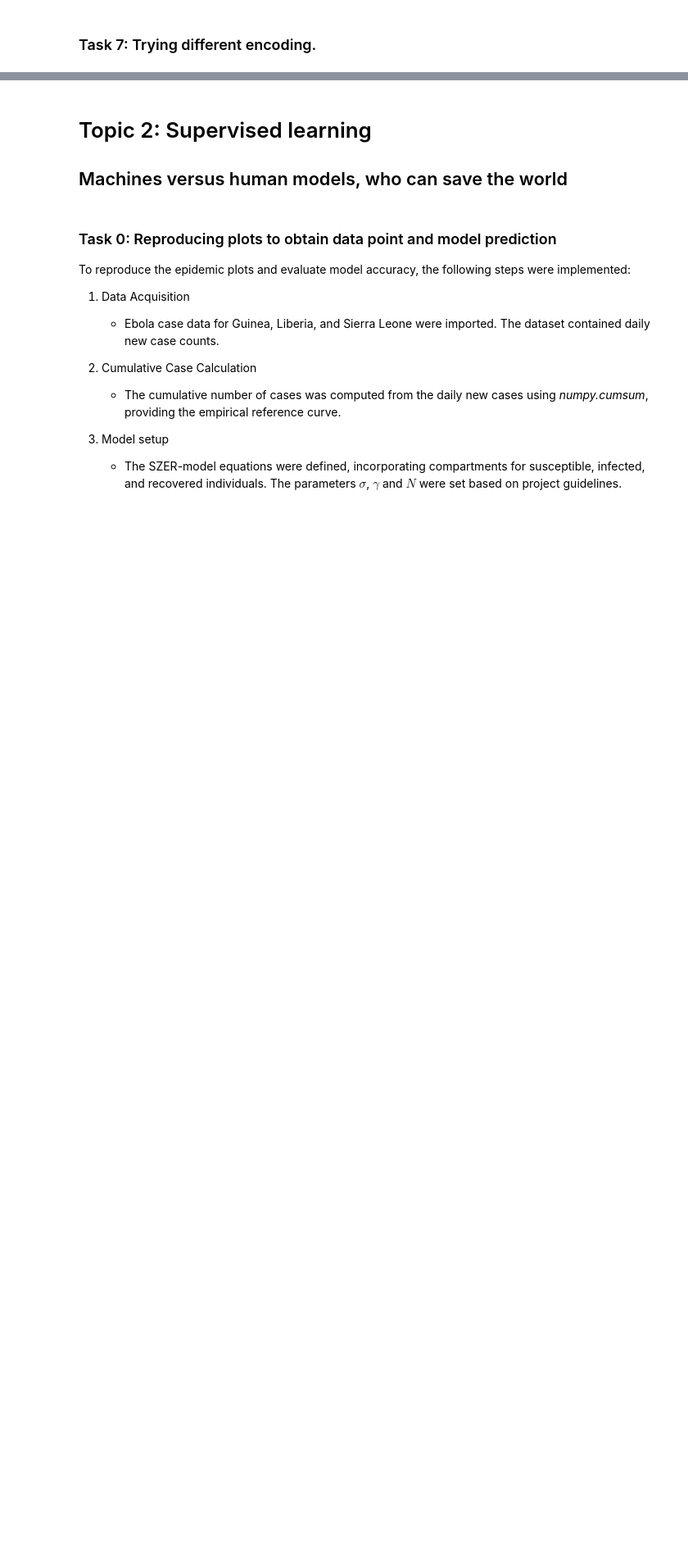
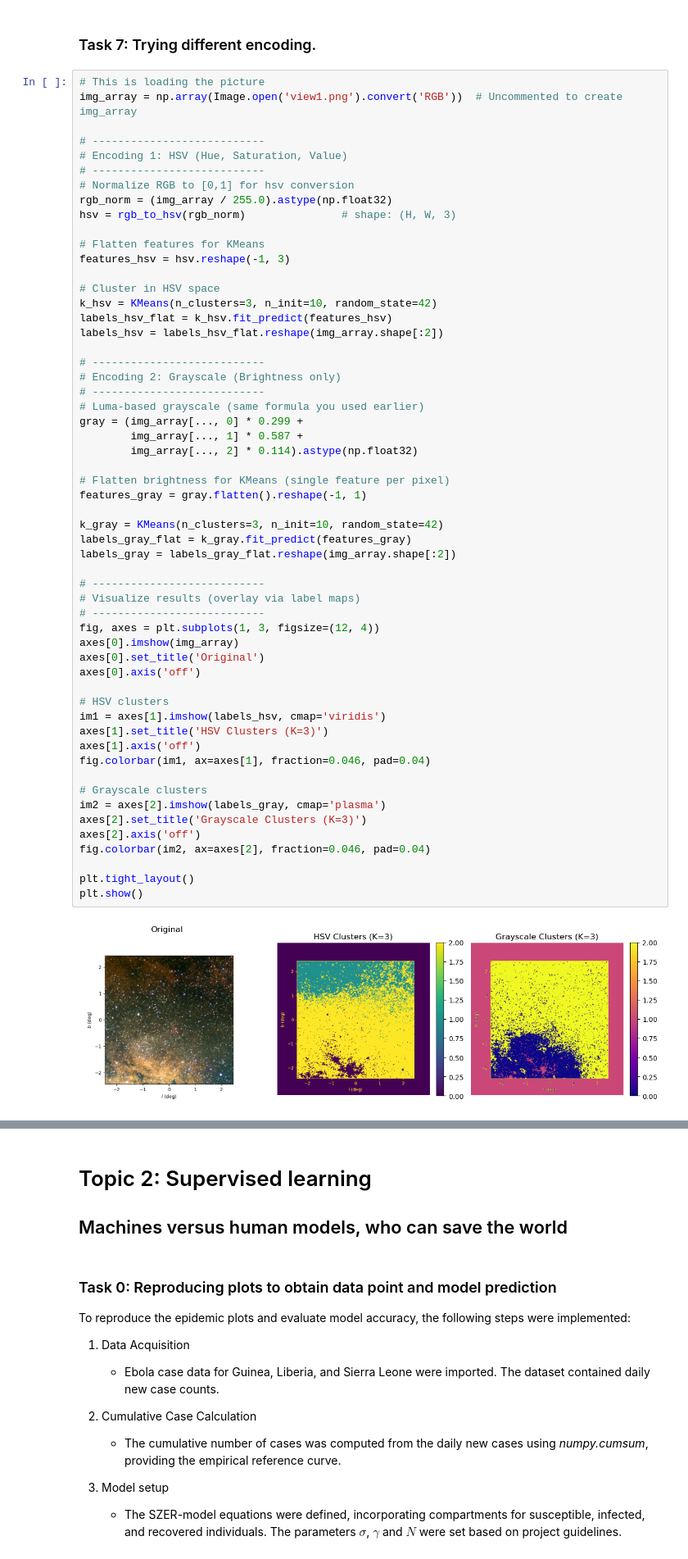
Before and after one commit to patrickteigen/Project-4---Milkyway, a Jupyter notebook: MOD300_Project4.ipynb, the cells around one changed output, grey strips where cells are left out. Shown at 82% size. Cells and saved outputs as stored; diff of their text form; blank space fills up the shorter version.

```diff
--- a/MOD300_Project4.ipynb
+++ b/MOD300_Project4.ipynb
@@ -251,3 +257,61 @@ As seen in the photo, everything is just completetely overwhelming with unusable
 [figure]
 # %% [markdown]
 ### Task 7: Trying different encoding.
+# %%
+# This is loading the picture
+img_array = np.array(Image.open('view1.png').convert('RGB'))  # Uncommented to create img_array
+
+# ---------------------------
+# Encoding 1: HSV (Hue, Saturation, Value)
+# ---------------------------
+# Normalize RGB to [0,1] for hsv conversion
+rgb_norm = (img_array / 255.0).astype(np.float32)
+hsv = rgb_to_hsv(rgb_norm)               # shape: (H, W, 3)
+
+# Flatten features for KMeans
+features_hsv = hsv.reshape(-1, 3)
+
+# Cluster in HSV space
+k_hsv = KMeans(n_clusters=3, n_init=10, random_state=42)
+labels_hsv_flat = k_hsv.fit_predict(features_hsv)
+labels_hsv = labels_hsv_flat.reshape(img_array.shape[:2])
+
+# ---------------------------
+# Encoding 2: Grayscale (Brightness only)
+# ---------------------------
+# Luma-based grayscale (same formula you used earlier)
+gray = (img_array[..., 0] * 0.299 +
+        img_array[..., 1] * 0.587 +
+        img_array[..., 2] * 0.114).astype(np.float32)
+
+# Flatten brightness for KMeans (single feature per pixel)
+features_gray = gray.flatten().reshape(-1, 1)
+
+k_gray = KMeans(n_clusters=3, n_init=10, random_state=42)
+labels_gray_flat = k_gray.fit_predict(features_gray)
+labels_gray = labels_gray_flat.reshape(img_array.shape[:2])
+
+# ---------------------------
+# Visualize results (overlay via label maps)
+# ---------------------------
+fig, axes = plt.subplots(1, 3, figsize=(12, 4))
+axes[0].imshow(img_array)
+axes[0].set_title('Original')
+axes[0].axis('off')
+
+# HSV clusters
+im1 = axes[1].imshow(labels_hsv, cmap='viridis')
+axes[1].set_title('HSV Clusters (K=3)')
+axes[1].axis('off')
+fig.colorbar(im1, ax=axes[1], fraction=0.046, pad=0.04)
+
+# Grayscale clusters
+im2 = axes[2].imshow(labels_gray, cmap='plasma')
+axes[2].set_title('Grayscale Clusters (K=3)')
+axes[2].axis('off')
+fig.colorbar(im2, ax=axes[2], fraction=0.046, pad=0.04)
+
+plt.tight_layout()
+plt.show()
+# %% [output]
+[figure, added]
```
Also changed, not shown: parts of 4 cells of this notebook.
